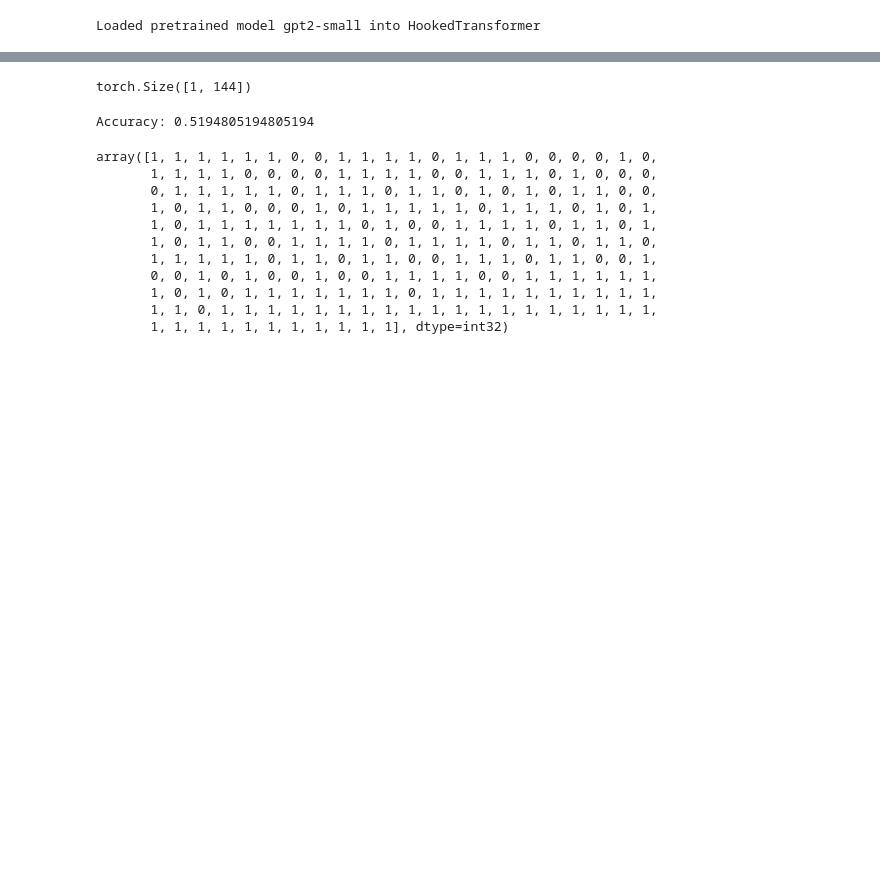
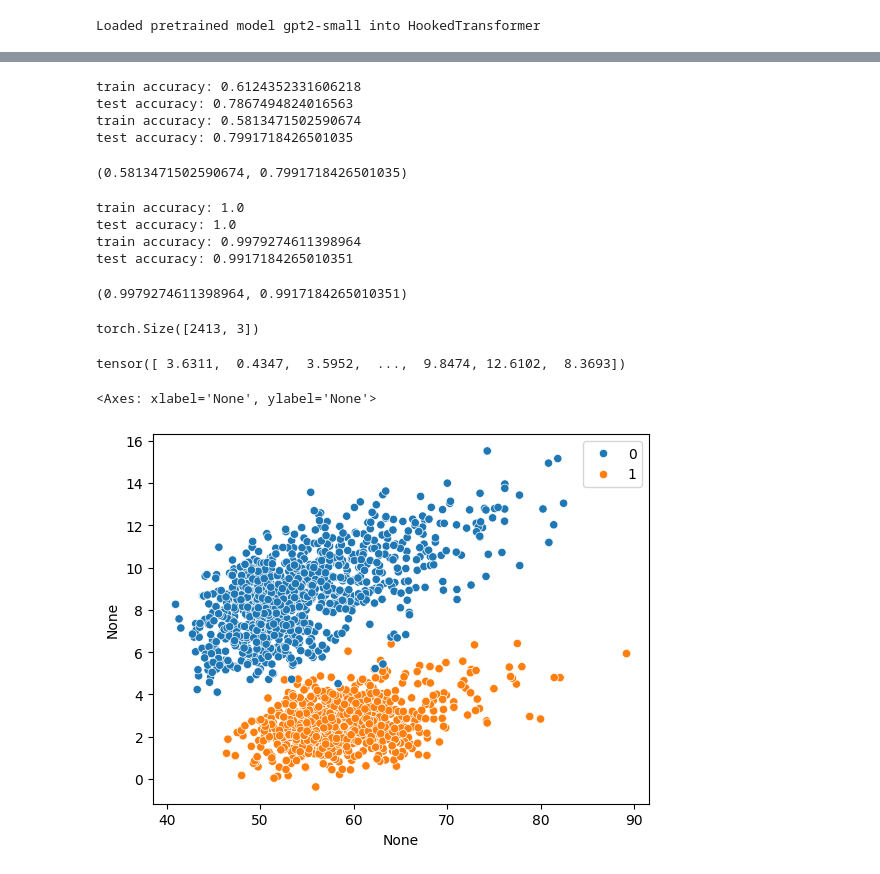
Before and after one commit to maxtli/taskdiscovery, a Jupyter notebook: mean_abelation_ICL.ipynb, the cells around one changed output, grey strips where cells are left out. Drawn from its saved outputs; the diff is of its cells as text; code cells hidden in the pictures; blank space fills up the shorter version.

```diff
--- a/mean_abelation_ICL.ipynb
+++ b/mean_abelation_ICL.ipynb
@@ -289,0 +366,3 @@ for batch in tqdm(dl):
+# %%
+fit_cluster(importances)
+fit_cluster(pca_project(torch.tensor(importances), 10, weighted=False))
@@ -290,35 +384,33 @@ for batch in tqdm(dl):
+# %%
+pca_reduced_impt = pca_project(torch.tensor(np.log(importances)), 3, weighted=False)
+# %%
+fit_cluster(np.log(importances))
+fit_cluster(pca_reduced_impt)
+# %% [output]
+train accuracy: 0.6124352331606218
+test accuracy: 0.7867494824016563
+train accuracy: 0.5813471502590674
+test accuracy: 0.7991718426501035
+(0.5813471502590674, 0.7991718426501035)
+# %%
+fit_linreg(np.log(importances))
+fit_linreg(pca_reduced_impt)
+# %% [output]
+train accuracy: 1.0
+test accuracy: 1.0
+train accuracy: 0.9979274611398964
+test accuracy: 0.9917184265010351
+(0.9979274611398964, 0.9917184265010351)
 # %%
-kl_loss.shape
+pca_reduced_impt.shape
 # %% [output]
-torch.Size([1, 144])
+torch.Size([2413, 3])
-# %%
-kmeans = KMeans(n_clusters=2, random_state=0).fit(np.concatenate(kls,0))
-
-label_encoder = LabelEncoder()
-true_labels = label_encoder.fit_transform(tasks)
-predicted_labels = kmeans.labels_
-
-
-if np.mean(predicted_labels == true_labels) < 0.5:
-    predicted_labels = 1 - predicted_labels
-
-# Calculate "accuracy"
-accuracy = accuracy_score(true_labels, predicted_labels)
-
-print(f"Accuracy: {accuracy}")
-# %% [output]
-Accuracy: 0.5194805194805194
-# %%
-predicted_labels
-# %% [output]
-array([1, 1, 1, 1, 1, 1, 0, 0, 1, 1, 1, 1, 0, 1, 1, 1, 0, 0, 0, 0, 1, 0,
-       1, 1, 1, 1, 0, 0, 0, 0, 1, 1, 1, 1, 0, 0, 1, 1, 1, 0, 1, 0, 0, 0,
-       0, 1, 1, 1, 1, 1, 0, 1, 1, 1, 0, 1, 1, 0, 1, 0, 1, 0, 1, 1, 0, 0,
-       1, 0, 1, 1, 0, 0, 0, 1, 0, 1, 1, 1, 1, 1, 0, 1, 1, 1, 0, 1, 0, 1,
-       1, 0, 1, 1, 1, 1, 1, 1, 1, 0, 1, 0, 0, 1, 1, 1, 1, 0, 1, 1, 0, 1,
-       1, 0, 1, 1, 0, 0, 1, 1, 1, 1, 0, 1, 1, 1, 1, 0, 1, 1, 0, 1, 1, 0,
-       1, 1, 1, 1, 1, 0, 1, 1, 0, 1, 1, 0, 0, 1, 1, 1, 0, 1, 1, 0, 0, 1,
-       0, 0, 1, 0, 1, 0, 0, 1, 0, 0, 1, 1, 1, 1, 0, 0, 1, 1, 1, 1, 1, 1,
-       1, 0, 1, 0, 1, 1, 1, 1, 1, 1, 1, 0, 1, 1, 1, 1, 1, 1, 1, 1, 1, 1,
-       1, 1, 0, 1, 1, 1, 1, 1, 1, 1, 1, 1, 1, 1, 1, 1, 1, 1, 1, 1, 1, 1,
-       1, 1, 1, 1, 1, 1, 1, 1, 1, 1, 1], dtype=int32)
+# %%
+pca_reduced_impt[:,1]
+# %% [output]
+tensor([ 3.6311,  0.4347,  3.5952,  ...,  9.8474, 12.6102,  8.3693])
+# %%
+sns.scatterplot(x=pca_reduced_impt[:,0], y =pca_reduced_impt[:,1],hue=true_labels)
+# %% [output]
+<Axes: xlabel='None', ylabel='None'>
+[figure, added]
```
Also changed, not shown: parts of 38 cells of this notebook.
